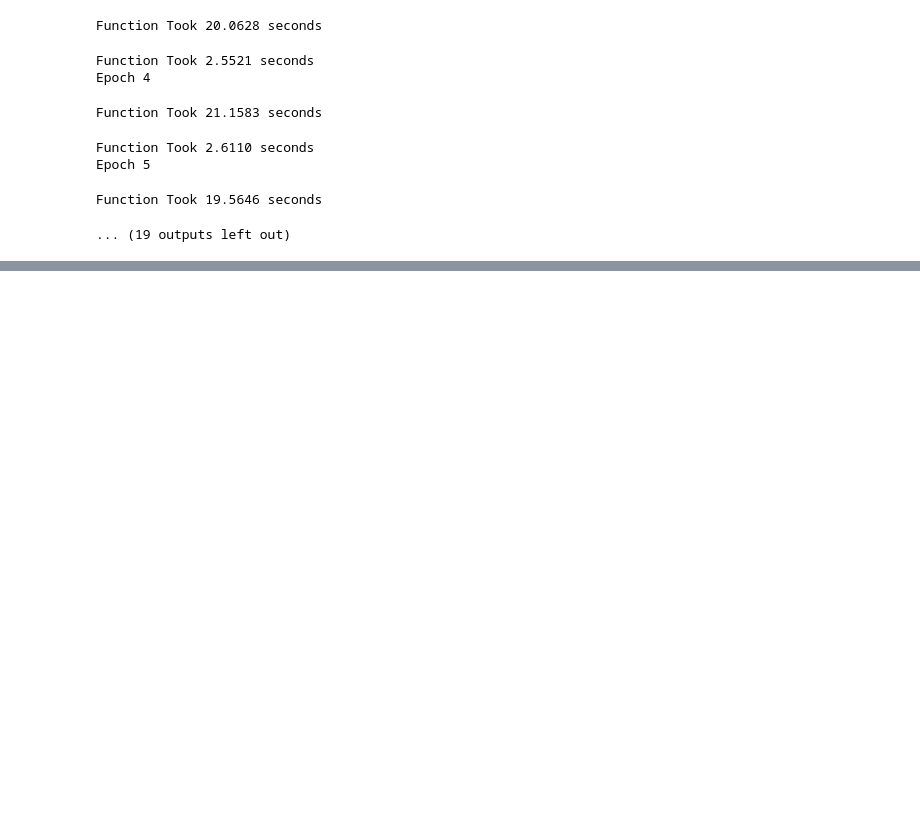
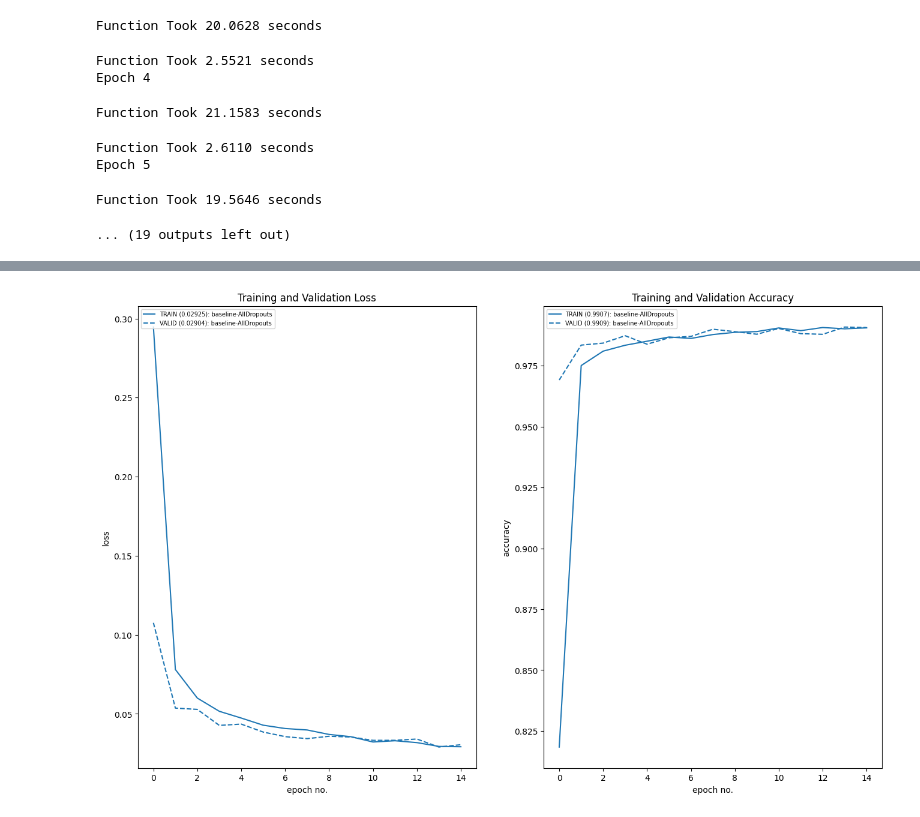
Before and after one commit to soutrik71/School_of_AI_ERA, a Jupyter notebook: session7/Session7.ipynb, the cells around one changed output, grey strips where cells are left out. Cells and saved outputs as stored; diff of their text form; code cells hidden in the pictures; blank space fills up the shorter version.

```diff
--- a/session7/Session7.ipynb
+++ b/session7/Session7.ipynb
@@ -743,0 +973,10 @@ Function Took 19.5646 seconds
+# %%
+train_losses = []
+train_metrics = []
+test_losses = []
+test_metrics = []
+
+for epoch in range(0,epochs):
+  print(f'Epoch {epoch}')
+  train_losses, train_metrics = train_module(baseline_model_dp2, device, train_loader, optimizer, criterion, metric, train_losses, train_metrics)
+  test_losses , test_metrics = test_module(baseline_model_dp2, device, test_loader, criterion, metric, test_losses, test_metrics)
@@ -743,0 +1090,4 @@ Function Took 19.5646 seconds
+# %%
+# New Model Instance
+baseline_model_dp = Mnist_Baseline_DropoutA(in_channels=1,hidden_units=10,out_channels=10).to(device)
+summary(baseline_model_dp, input_size=(1, 28, 28))
@@ -743,0 +1112,18 @@ Function Took 19.5646 seconds
+# %%
+# driver setup----
+# optmizer
+optimizer = optim.Adam(baseline_model_dp.parameters(), lr=lr)
+# loss
+criterion = nn.CrossEntropyLoss()
+# metric
+metric = MulticlassAccuracy(device = device, num_classes=10)
+# %%
+train_losses = []
+train_metrics = []
+test_losses = []
+test_metrics = []
+
+for epoch in range(0,epochs):
+  print(f'Epoch {epoch}')
+  train_losses, train_metrics = train_module(baseline_model_dp, device, train_loader, optimizer, criterion, metric, train_losses, train_metrics)
+  test_losses , test_metrics = test_module(baseline_model_dp, device, test_loader, criterion, metric, test_losses, test_metrics)
@@ -743,0 +1149,12 @@ Function Took 19.5646 seconds
+# %%
+plot_loss_accuracy(train_loss= [train_losses],
+                   val_loss= [test_losses],
+                   train_acc= [train_metrics],
+                   val_acc= [test_metrics],
+                   labels=['baseline-AllDropouts'],
+                   colors=['blue'],
+                   loss_legend_loc='upper left',
+                   acc_legend_loc='upper left',
+                   legend_font=7)
+# %% [output]
+[figure, added]
```
Also changed, not shown: parts of 65 cells of this notebook.
